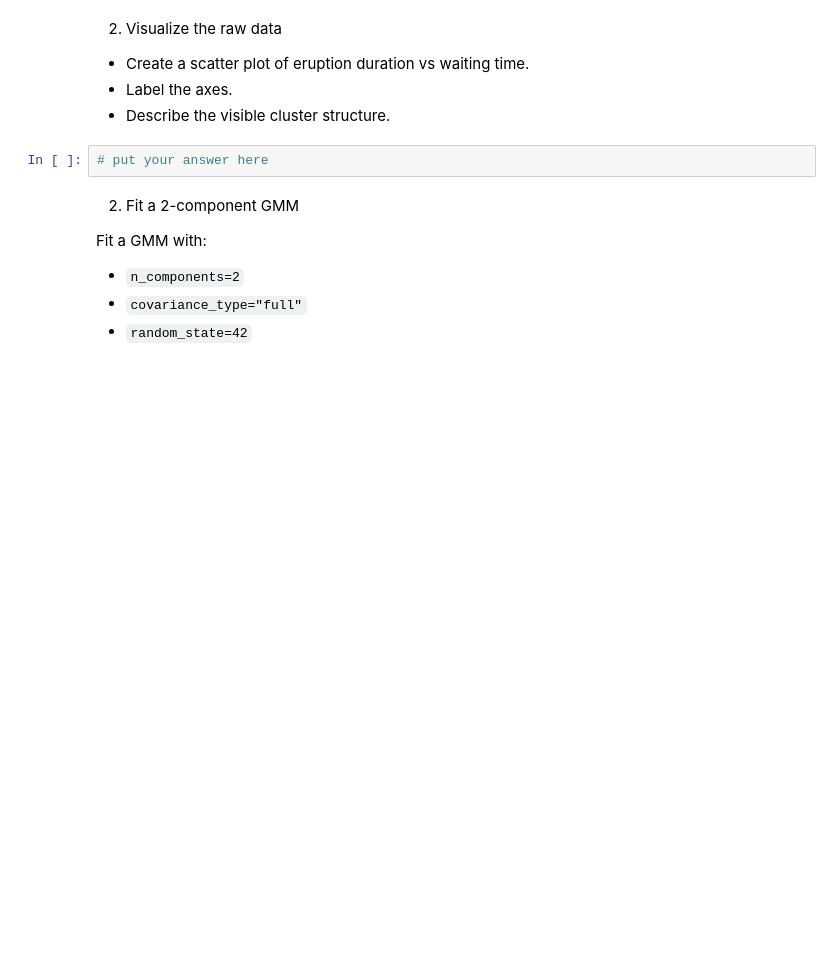
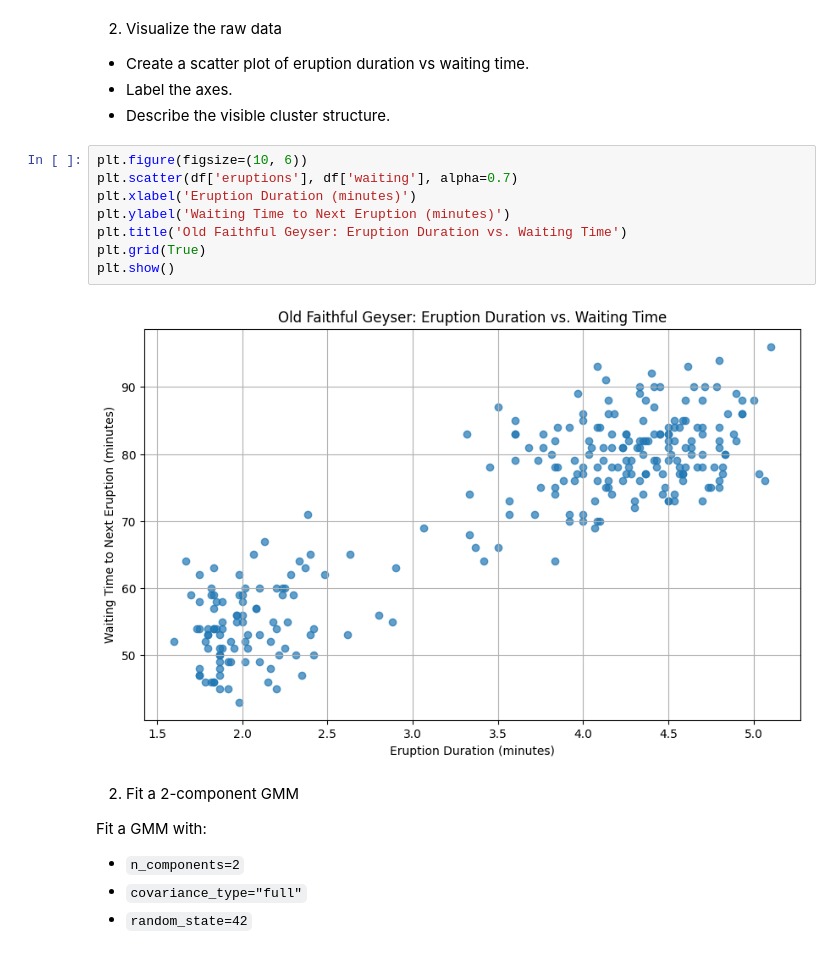
Before and after one commit to leonnmarcoo/CCADMACL_EXERCISES_COM232, a Jupyter notebook: Exercise 5B.ipynb, the cells around one changed output. Saved outputs shown, nothing was run; the diff lists cells and outputs as text; blank space fills up the shorter version.

```diff
--- a/Exercise 5B.ipynb
+++ b/Exercise 5B.ipynb
@@ -57,8 +57,16 @@ memory usage: 6.5 KB
 - Create a scatter plot of eruption duration vs waiting time.
 - Label the axes.
 - Describe the visible cluster structure.
-# %%
-# put your answer here
+# %%
+plt.figure(figsize=(10, 6))
+plt.scatter(df['eruptions'], df['waiting'], alpha=0.7)
+plt.xlabel('Eruption Duration (minutes)')
+plt.ylabel('Waiting Time to Next Eruption (minutes)')
+plt.title('Old Faithful Geyser: Eruption Duration vs. Waiting Time')
+plt.grid(True)
+plt.show()
+# %% [output]
+[figure, added]
 # %% [markdown]
 2. Fit a 2-component GMM
 
```
Also changed, not shown: parts of 18 cells of this notebook.
